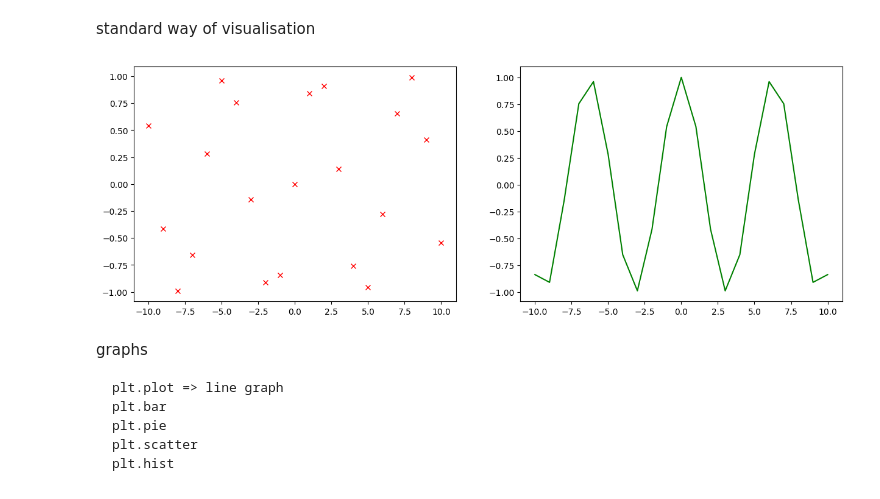
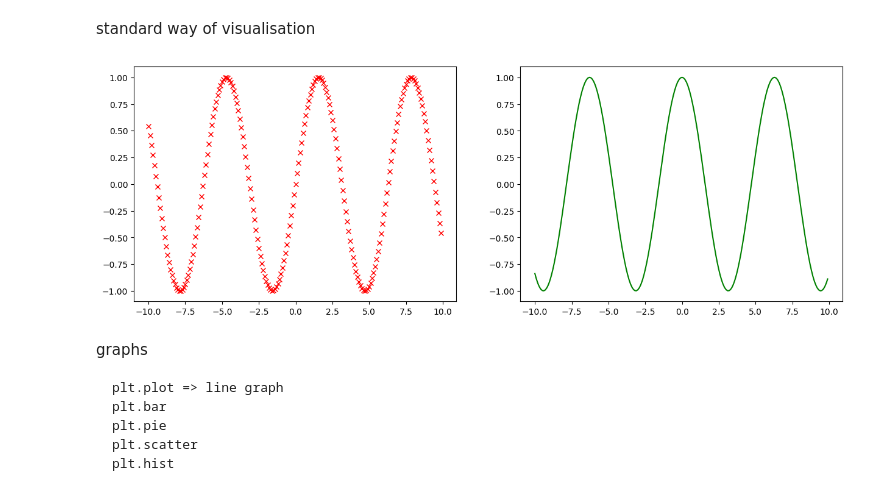
Before and after one commit to Krishwall/pythondatascience, a Jupyter notebook: dataanalysis/numpy.ipynb, the cells around one changed output. Saved outputs shown, nothing was run; the diff lists cells and outputs as text; code cells hidden in the pictures.

````diff
--- a/dataanalysis/numpy.ipynb
+++ b/dataanalysis/numpy.ipynb
@@ -278,19 +278,19 @@ plt.plot?
 # %% [markdown]
 standard way of visualisation
 # %%
-fig, ax=plt.subplots(nrows=1, ncols=2, figsize=(15,5),)
-t=np.arange(-10,10.1)
+fig, ax=plt.subplots(nrows=1, ncols=2, figsize=(15,5))
+t=np.arange(-10,10,.1,)
 #print(t)
 sine=np.sin(t)
 cosine=np.cos(t)
-ax[0].plot(t,sine,label='sine',color='red',linestyle='',marker='x')
+ax[0].plot(t,sine,label='sine',color='red',linestyle='',marker='x',)
 ax[1].plot(t,cosine,label='cosine',color='g')
 plt.savefig('sine_cosine.png',dpi=300)
 
 #print(sine)
 #print(cosine)
 # %% [output]
-[figure, old version]
+[figure, new version]
 # %% [markdown]
 graphs
 ```
````
Also changed, not shown: parts of 1 cell of this notebook.
